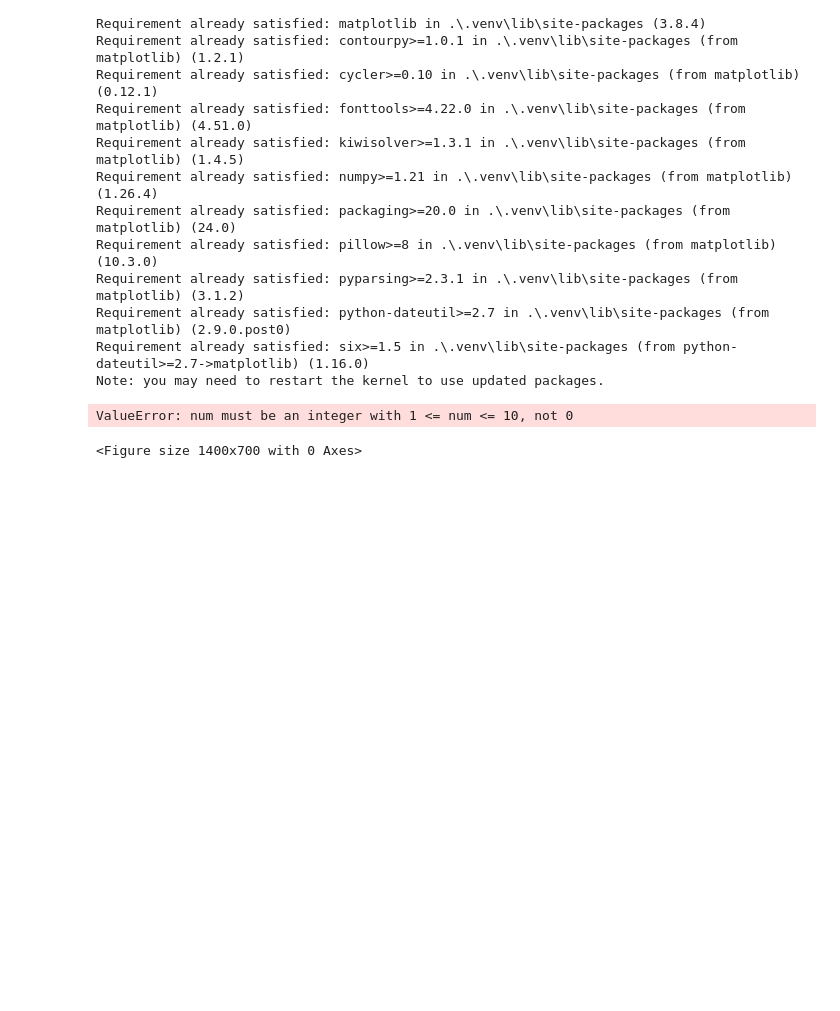
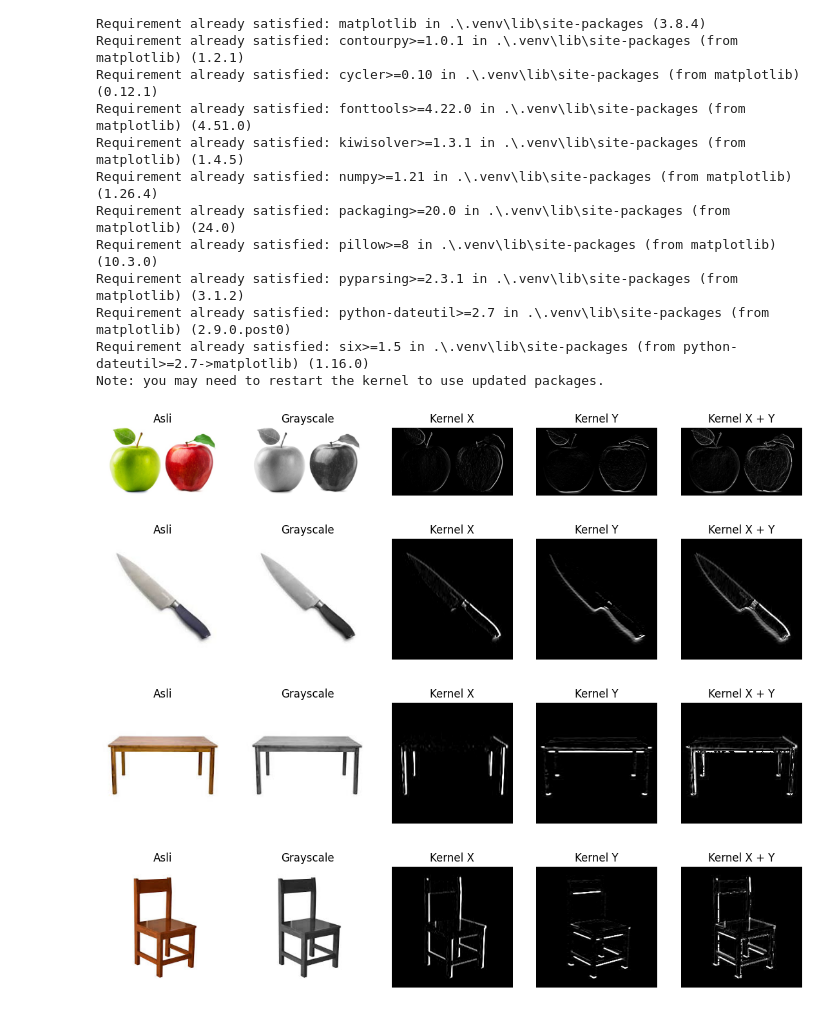
Before and after one commit to sihotang-yonathan1/prewitt-edge-detection-notebook, a Jupyter notebook: main.ipynb, the cells around one changed output. Saved outputs shown, nothing was run; the diff lists cells and outputs as text; code cells hidden in the pictures; blank space fills up the shorter version.

Commit message:
Set appropriate label, don't show the image by `cv2`

```diff
--- a/main.ipynb
+++ b/main.ipynb
@@ -52,56 +52,48 @@ def show_image(name):
     image_matrix = cv2.imread(str(image_path))
     grayscale_image = cv2.cvtColor(image_matrix, cv2.COLOR_BGR2GRAY)
 
-
-    cv2.imshow(f'{name}', image_matrix)
-    cv2.imshow(f'grayscale-{name}', grayscale_image)
-
     # search the edge based on axis (the axis corresspond with kernel axis)
     convolved_image_x = cv2.filter2D(grayscale_image, -1, _PREWITT_X_KERNEL)
     convolved_image_y = cv2.filter2D(grayscale_image, -1, _PREWITT_Y_KERNEL)
-
-
-    # cv2.imshow(f'convolved image (x) - {name}', convolved_image_x)
-    # cv2.imshow(f'convolved image (y) - {name}', convolved_image_y)
-    # cv2.imshow(f'convolved image - {name}', convolved_image_x + convolved_image_y)
-
 
     figure = plt.figure(figsize=(14, 7))
 
     figure.add_subplot(2, 5, 1)
     plt.imshow(plt.imread(image_path))
     plt.axis("off")
-    plt.title("Kernel X")
+    plt.title("Asli")
 
 
     figure.add_subplot(2, 5, 2)
     plt.imshow(grayscale_image, cmap='grey')
     plt.axis("off")
-    plt.title("Kernel X")
+    plt.title("Grayscale")
 
     figure.add_subplot(2, 5, 3)
     plt.imshow(convolved_image_x, cmap='grey')
     plt.axis("off")
     plt.title("Kernel X")
 
     figure.add_subplot(2, 5, 4)
     plt.imshow(convolved_image_y, cmap='grey')
     plt.axis("off")
     plt.title("Kernel Y")
 
     figure.add_subplot(2, 5, 5)
     plt.imshow(convolved_image_x + convolved_image_y, cmap='grey')
     plt.axis("off")
     plt.title("Kernel X + Y")
 
 show_image('apel')
-# show_image('knife_image')
-# show_image('meja')
-# show_image('kursi')
+show_image('knife_image')
+show_image('meja')
+show_image('kursi')
 
 
 cv2.waitKey(0)
 cv2.destroyAllWindows()
 # %% [output]
-ValueError: num must be an integer with 1 <= num <= 10, not 0
-<Figure size 1400x700 with 0 Axes>
+[figure, added]
+[figure, added]
+[figure, added]
+[figure, added]
```
